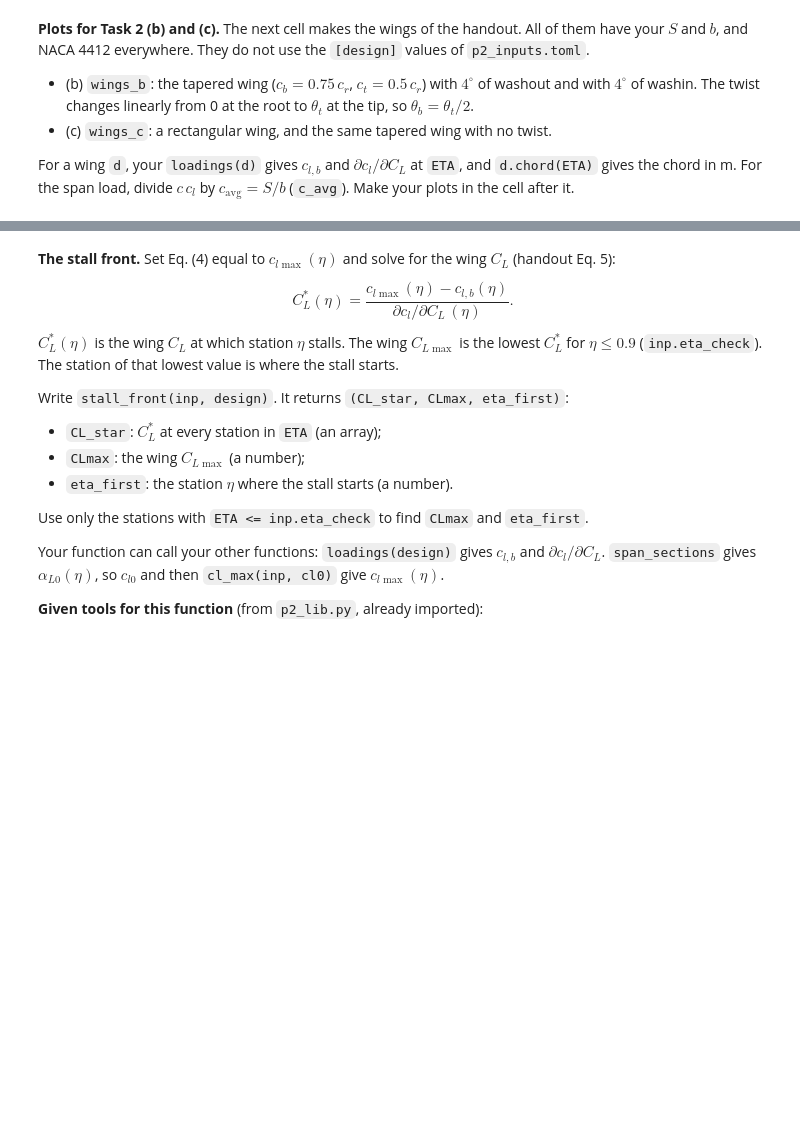
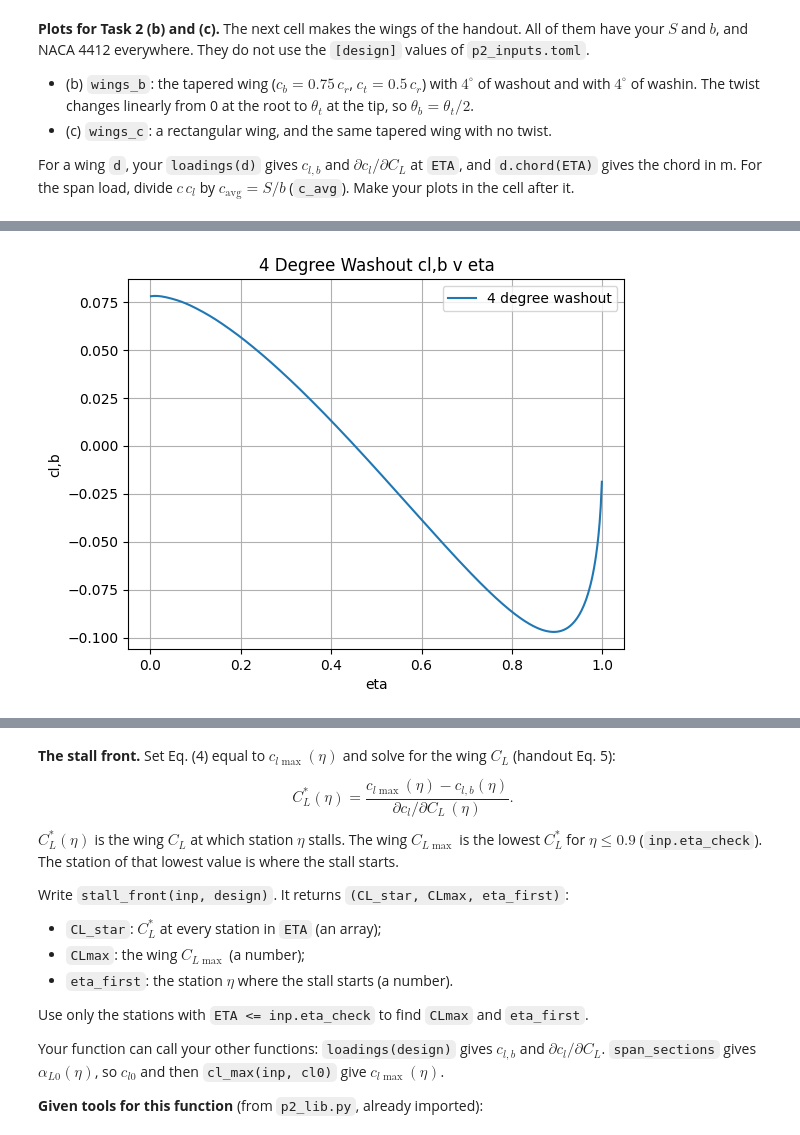
Before and after one commit to addievining-arch/16.100_Project_Design_parachute, a Jupyter notebook: P2/p2_starter.ipynb, the cells around one changed output, grey strips where cells are left out. Cells and saved outputs as stored; diff of their text form; code cells hidden in the pictures; blank space fills up the shorter version.

```diff
--- a/P2/p2_starter.ipynb
+++ b/P2/p2_starter.ipynb
@@ -260,2 +263,85 @@ c_avg = 0.2579 m; root chord: rectangular 0.2579 m, taper 0.3438 m
 # %%
 # Task 2 (b) and (c): your plots
+
+#Task 2.b plots
+cl_b_washout, _ = loadings(wings_b["washout"])
+cl_b_washin, _ =  loadings(wings_b["washin"])
+
+plt.plot(ETA, cl_b_washout, label = "4 degree washout")
+plt.title("4 Degree Washout cl,b v eta")
+plt.ylabel("cl,b")
+plt.xlabel("eta")
+plt.grid()
+plt.legend()
+plt.show()
+
+plt.plot(ETA, cl_b_washin, label = "4 degree washin")
+plt.title("4 Degree Washin cl,b v eta")
+plt.ylabel("cl,b")
+plt.xlabel("eta")
+plt.grid()
+plt.legend()
+plt.show()
+
+c = wings_b["washout"].chord(ETA)
+ccl_b_washout = cl_b_washout*c/c_avg
+ccl_b_washin = cl_b_washin*wings_b["washin"].chord(ETA)/c_avg
+
+
+plt.plot(ETA, ccl_b_washout, label = "4 degree washout")
+plt.title("4 Degree Washout ccl,b/c_avg v eta")
+plt.ylabel("cl,b*c/c_avg")
+plt.xlabel("eta")
+plt.grid()
+plt.legend()
+plt.show()
+
+plt.plot(ETA, ccl_b_washin, label = "4 degree washin")
+plt.title("4 Degree Washin ccl,b/c_avg v eta")
+plt.ylabel("cl,b*c/c_avg")
+plt.xlabel("eta")
+plt.grid()
+plt.legend()
+plt.show()
+
+#Task 2.c plots
+
+_, dcl_rect = loadings(wings_c["rectangular"])
+_, dcl_tap = loadings(wings_c["taper"])
+
+plt.plot(ETA, dcl_rect, label = "Rectangular")
+plt.title("Rectangular dcl v eta")
+plt.ylabel("dcl")
+plt.xlabel("eta")
+plt.grid()
+plt.legend()
+plt.show()
+
+plt.plot(ETA, dcl_tap, label = "Taper")
+plt.title("Taper dcl v eta")
+plt.ylabel("dcl")
+plt.xlabel("eta")
+plt.grid()
+plt.legend()
+plt.show()
+
+cdcl_rect = dcl_rect*wings_c["rectangular"].chord(ETA)/c_avg
+cdcl_tap = dcl_tap*wings_c["taper"].chord(ETA)/c_avg
+
+plt.plot(ETA, cdcl_rect, label = "Rectangular")
+plt.title("Rectangular c*dcl/c_avg v eta")
+plt.ylabel("c*dcl/c_avg")
+plt.xlabel("eta")
+plt.grid()
+plt.legend()
+plt.show()
+
+plt.plot(ETA, cdcl_tap, label = "Taper")
+plt.title("Taper c*dcl/c_avg v eta")
+plt.ylabel("c*dcl/c_avg")
+plt.xlabel("eta")
+plt.grid()
+plt.legend()
+plt.show()
+# %% [output]
+[figure, added]
```
Also changed, not shown: parts of 7 cells of this notebook, 2 other files.
